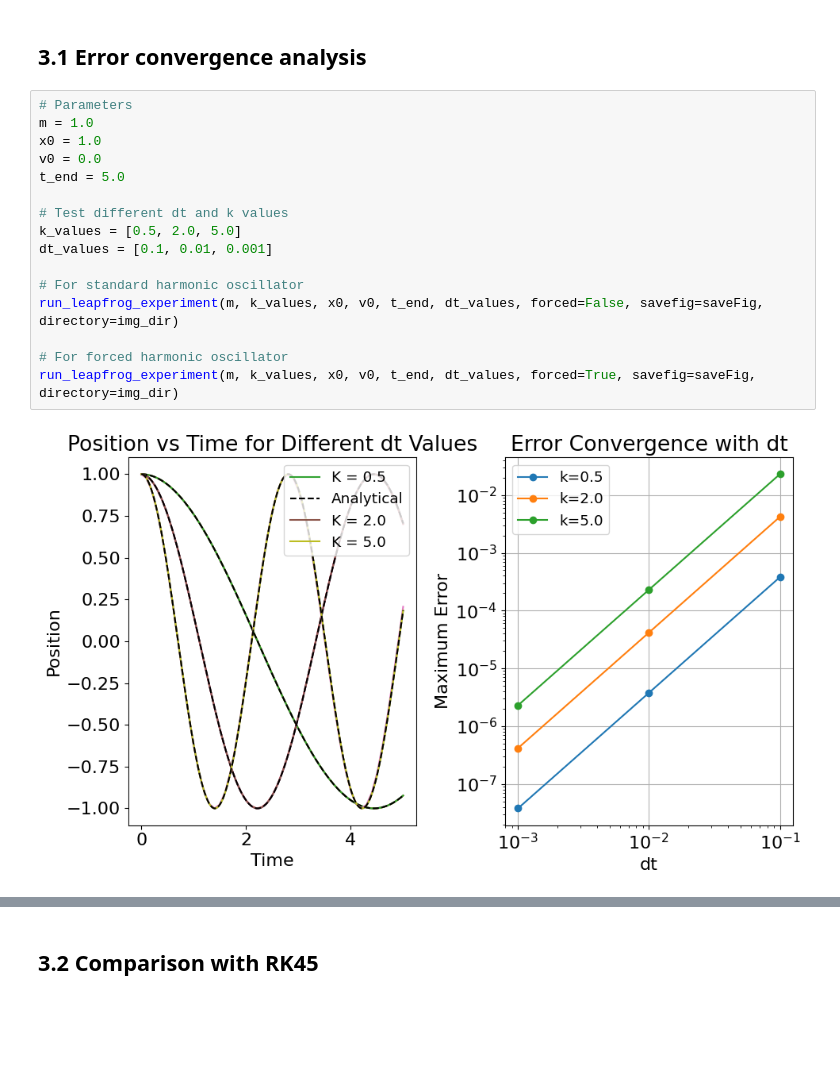
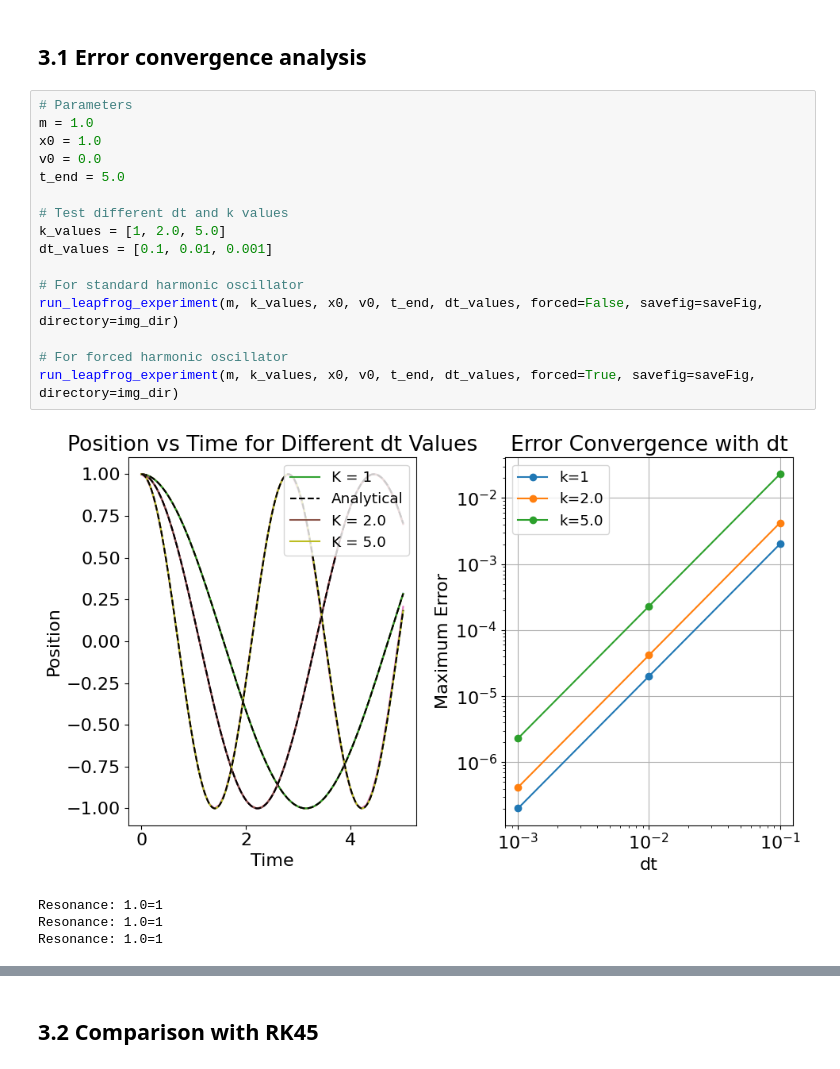
Before and after one commit to mattiamonari/SC_Assignment3, a Jupyter notebook: main.ipynb, the cells around one changed output, grey strips where cells are left out. Drawn from its saved outputs; the diff is of its cells as text; blank space fills up the shorter version.

Commit message:
Added plots

```diff
--- a/main.ipynb
+++ b/main.ipynb
@@ -145,18 +145,21 @@ Saving animation...
 # %%
 # Parameters
 m = 1.0
 x0 = 1.0
 v0 = 0.0
 t_end = 5.0
 
 # Test different dt and k values
-k_values = [0.5, 2.0, 5.0]
+k_values = [1, 2.0, 5.0]
 dt_values = [0.1, 0.01, 0.001]
 
 # For standard harmonic oscillator
 run_leapfrog_experiment(m, k_values, x0, v0, t_end, dt_values, forced=False, savefig=saveFig, directory=img_dir)
 
 # For forced harmonic oscillator
 run_leapfrog_experiment(m, k_values, x0, v0, t_end, dt_values, forced=True, savefig=saveFig, directory=img_dir)
 # %% [output]
-[figure, old version]
+[figure, new version]
+Resonance: 1.0=1
+Resonance: 1.0=1
+Resonance: 1.0=1
```
Also changed, not shown: parts of 2 cells of this notebook, 9 other files.
